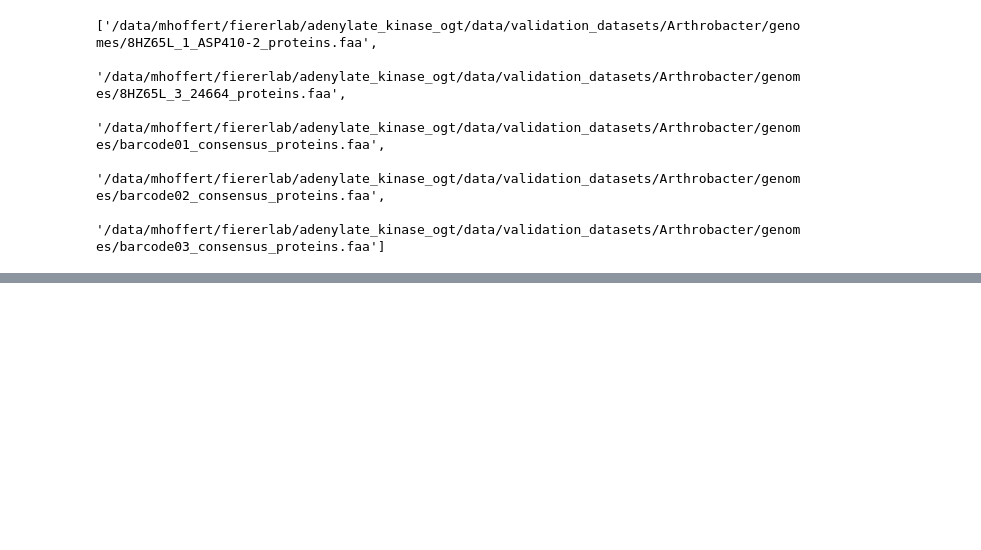
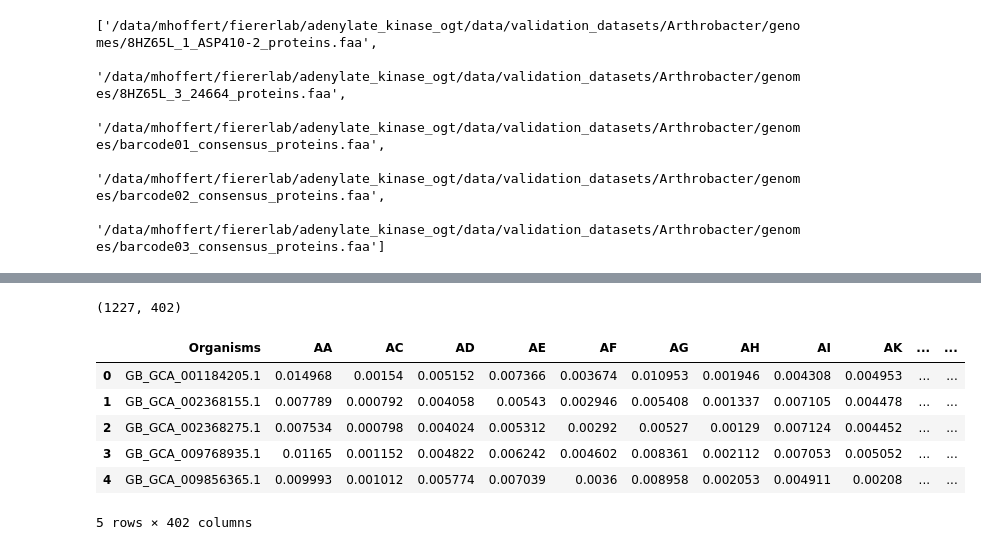
Before and after one commit to realmichaelhoffert/adenylate_kinase_ogt, a Jupyter notebook: notebooks/run_tomes.ipynb, the cells around one changed output, grey strips where cells are left out. Cells and saved outputs as stored; diff of their text form; code cells hidden in the pictures; blank space fills up the shorter version.

```diff
--- a/notebooks/run_tomes.ipynb
+++ b/notebooks/run_tomes.ipynb
@@ -79,0 +115,5 @@ tomes_training_data.head()
+# %%
+# get original data to match format
+tomes_training_data = pd.read_csv('~/tools/Tome/tome/data/training_csvs/train.csv')
+print(f'Tome original training data, {tomes_training_data.shape}')
+tomes_training_data.head()
@@ -112,2 +157,15 @@ for g in tqdm(genomes):
 # %%
-pd.concat(all_dimers, axis=1).T.reindex(columns=tomes_training_data.columns).to_csv('/data/mhoffert/tools/Tome/tome/data/train.csv', index=False)
+even_tome_data = pd.concat(all_dimers, axis=1).T.reindex(columns=tomes_training_data.columns)
+# %%
+# add a check here
+print(even_tome_data.shape)
+even_tome_data.head()
+# %% [output]
+(1227, 402)
+|  | Organisms | AA | AC | AD | AE | AF | AG | AH | AI | AK | ... | ... |
+| 0 | GB_GCA_001184205.1 | 0.014968 | 0.00154 | 0.005152 | 0.007366 | 0.003674 | 0.010953 | 0.001946 | 0.004308 | 0.004953 | ... | ... |
+| 1 | GB_GCA_002368155.1 | 0.007789 | 0.000792 | 0.004058 | 0.00543 | 0.002946 | 0.005408 | 0.001337 | 0.007105 | 0.004478 | ... | ... |
+| 2 | GB_GCA_002368275.1 | 0.007534 | 0.000798 | 0.004024 | 0.005312 | 0.00292 | 0.00527 | 0.00129 | 0.007124 | 0.004452 | ... | ... |
+| 3 | GB_GCA_009768935.1 | 0.01165 | 0.001152 | 0.004822 | 0.006242 | 0.004602 | 0.008361 | 0.002112 | 0.007053 | 0.005052 | ... | ... |
+| 4 | GB_GCA_009856365.1 | 0.009993 | 0.001012 | 0.005774 | 0.007039 | 0.0036 | 0.008958 | 0.002053 | 0.004911 | 0.00208 | ... | ... |
+5 rows × 402 columns
```
Also changed, not shown: parts of 28 cells of this notebook.
